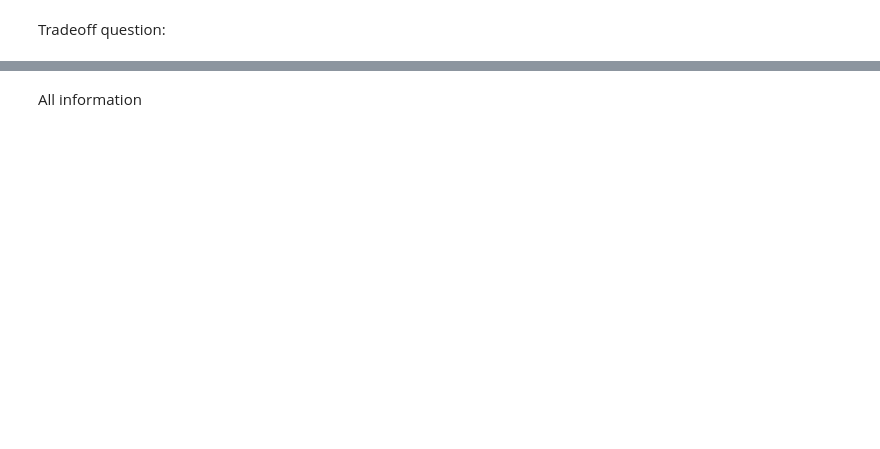
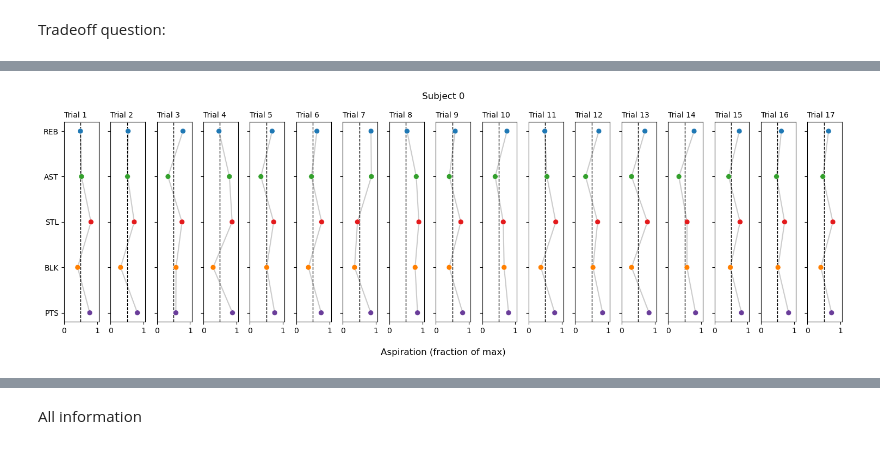
Before and after one commit to rameshsrinivasanuci/multiobjective, a Jupyter notebook: chi_figures.ipynb, the cells around one changed output, grey strips where cells are left out. Drawn from its saved outputs; the diff is of its cells as text; code cells hidden in the pictures; blank space fills up the shorter version.

Commit message:
aspiration figures

```diff
--- a/chi_figures.ipynb
+++ b/chi_figures.ipynb
@@ -1030,0 +975,18 @@ fig.savefig("tradeoff.png", dpi=300, bbox_inches="tight")
+# %%
+import ast
+
+sub_id = 0
+num_trials = 17
+n_obj = 5
+converters = {
+    "initial_slider_values": ast.literal_eval,
+    "slider_values": ast.literal_eval,
+    "rec_values": ast.literal_eval,
+}
+all_info_nonshifted = pd.read_csv("data/all_info_10_nonshifted.csv", converters=converters)
+
+subject_mapping = (
+    all_info_nonshifted[["sub_id", "original_sub_id"]]
+    .drop_duplicates()
+    .sort_values("sub_id")
+)
@@ -1030,0 +1041,40 @@ fig.savefig("tradeoff.png", dpi=300, bbox_inches="tight")
+# %%
+from scipy.interpolate import PchipInterpolator
+
+objective_names = ["REB", "AST", "STL", "BLK", "PTS"]
+obj_colors = [PAIRED_10[1], PAIRED_10[3], PAIRED_10[5], PAIRED_10[7], PAIRED_10[9]]
+
+y = np.arange(n_obj, dtype=float)
+y_smooth = np.linspace(0, n_obj - 1, 200)
+
+fig, axes = plt.subplots(
+    1, num_trials, figsize=(15, 5),
+    sharex=True, sharey=True,
+)
+axes = np.atleast_1d(axes).ravel()
+
+for trial_id in range(num_trials):
+    ax = axes[trial_id]
+    values = aspiration_fracs[trial_id]
+    x_smooth = np.clip(PchipInterpolator(y, values)(y_smooth), 0, 1)
+
+    # ax.fill_betweenx(y_smooth, 0, x_smooth, color=PAIRED_10[1], alpha=0.25)
+    # ax.plot(x_smooth, y_smooth, color=PAIRED_10[1], linewidth=2)
+    ax.plot(values, y, color="#CCCCCC", linewidth=1.5, zorder=2)
+    ax.scatter(values, y, c=obj_colors, s=50, zorder=3, edgecolors="white", linewidths=0.4)
+
+    ax.axvline(0.5, color="black", linestyle="--", linewidth=1)
+    ax.set_yticks(y)
+    ax.set_yticklabels(objective_names)
+    ax.set_xlim(0, 1.05)
+    ax.set_title(f"Trial {trial_id + 1}", loc="left", fontsize=10)
+    ax.invert_yaxis()
+    # ax.spines["top"].set_visible(False)
+    # ax.spines["right"].set_visible(False)
+
+fig.supxlabel("Aspiration (fraction of max)")
+fig.suptitle(f"Subject {sub_id}")
+plt.tight_layout()
+plt.show()
+# %% [output]
+[figure, added]
```
Also changed, not shown: parts of 16 cells of this notebook.
